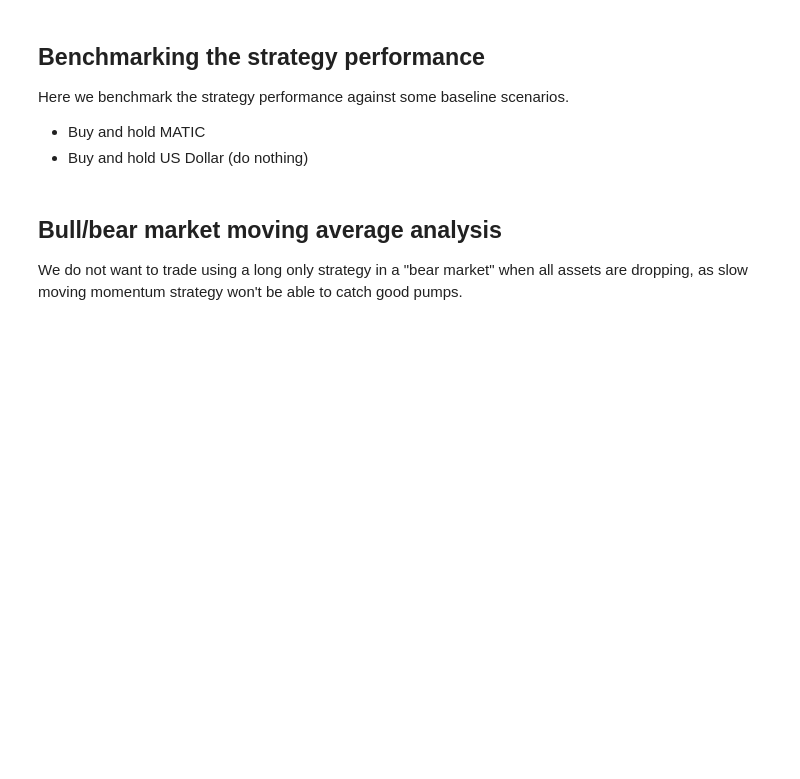
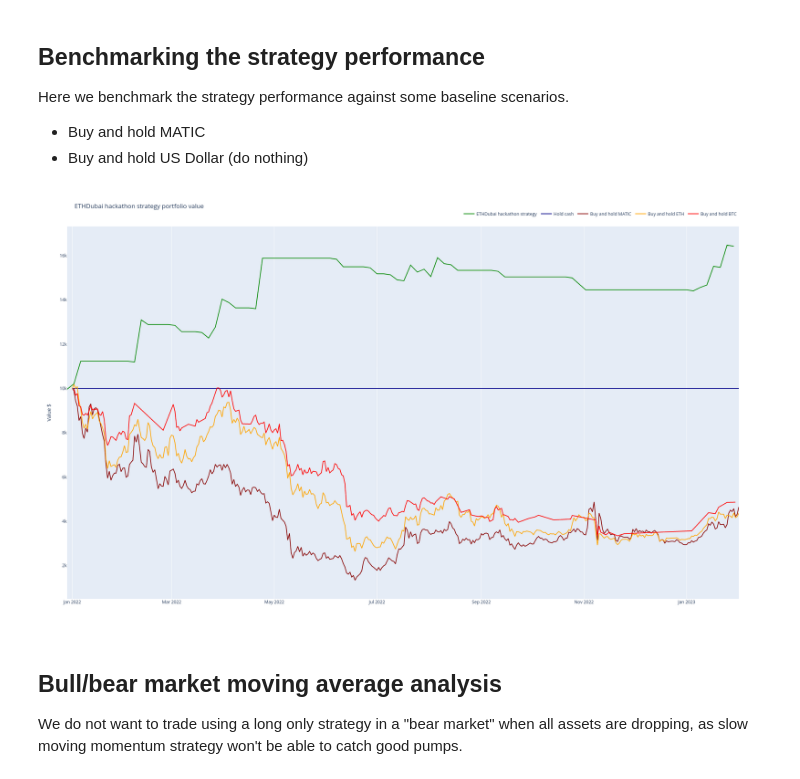
Before and after one commit to tradingstrategy-ai/ethdubai-2023-hackathon, a Jupyter notebook: notebook/ethdubai-hackathon.ipynb, the cells around one changed output. Drawn from its saved outputs; the diff is of its cells as text; code cells hidden in the pictures; blank space fills up the shorter version.

Commit message:
Improve benchmark graph

```diff
--- a/notebook/ethdubai-hackathon.ipynb
+++ b/notebook/ethdubai-hackathon.ipynb
@@ -427,24 +427,40 @@ Here we benchmark the strategy performance against some baseline scenarios.
 - Buy and hold MATIC
 - Buy and hold US Dollar (do nothing)
 # %%
-from tradeexecutor.visual.benchmark import visualise_benchmark
+from tradeexecutor.visual.benchmark import visualise_benchmark, visualise_buy_and_hold
 
 matic_usdc = universe.get_pair_by_human_description((chain_id, exchange_slug, "WMATIC", "USDC"))
 matic_usdc_candles = universe.universe.candles.get_candles_by_pair(matic_usdc.internal_id)
+
+eth_usdc = universe.get_pair_by_human_description((chain_id, exchange_slug, "WETH", "USDC"))
+eth_usdc_candles = universe.universe.candles.get_candles_by_pair(eth_usdc.internal_id)
+
+btc_usdc = universe.get_pair_by_human_description((chain_id, exchange_slug, "WBTC", "USDC"))
+btc_usdc_candles = universe.universe.candles.get_candles_by_pair(btc_usdc.internal_id)
 
 fig = visualise_benchmark(
     state.name,
     portfolio_statistics=state.stats.portfolio,
     all_cash=state.portfolio.get_initial_deposit(),
-    buy_and_hold_asset_name="WMATIC",
+    buy_and_hold_asset_name="MATIC",
     buy_and_hold_price_series=matic_usdc_candles["close"],
     start_at=start_at,
     end_at=end_at
 )
 
+eth_buy_and_hold_price_series = eth_usdc_candles["close"][start_at:end_at]
+eth_scatter = visualise_buy_and_hold("ETH", eth_buy_and_hold_price_series, state.portfolio.get_initial_deposit(), colour="orange")
+fig.add_trace(eth_scatter)
+
+btc_buy_and_hold_price_series = btc_usdc_candles["close"][start_at:end_at]
+btc_scatter = visualise_buy_and_hold("BTC", btc_buy_and_hold_price_series, state.portfolio.get_initial_deposit(), colour="red")
+fig.add_trace(btc_scatter)
+
 fig.layout.width = 2000
 fig.layout.height = 1200
-fig.show("svg")
+fig.show("png")
+# %% [output]
+[figure, added]
 # %% [markdown]
 ## Bull/bear market moving average analysis
 
```
